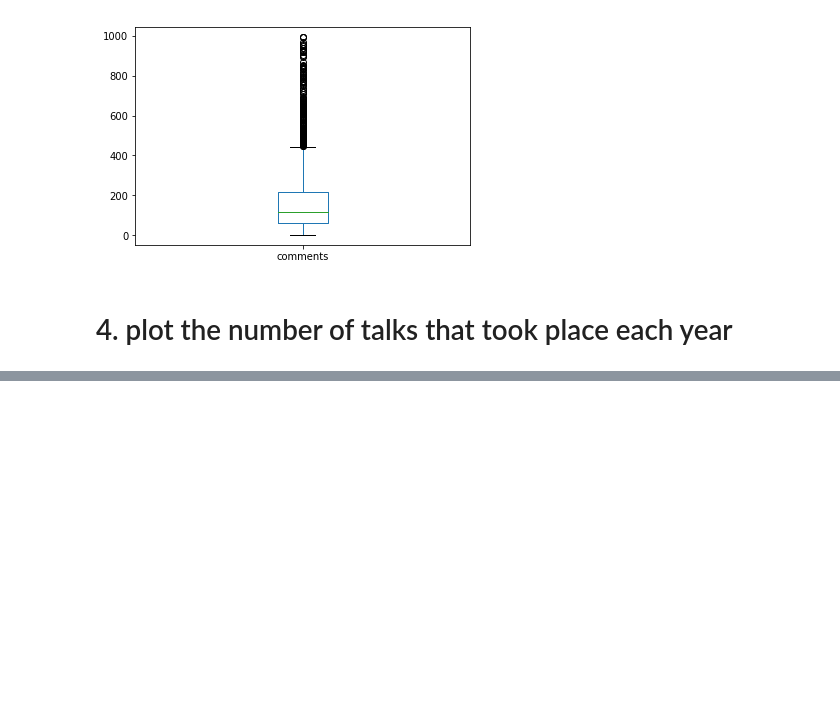
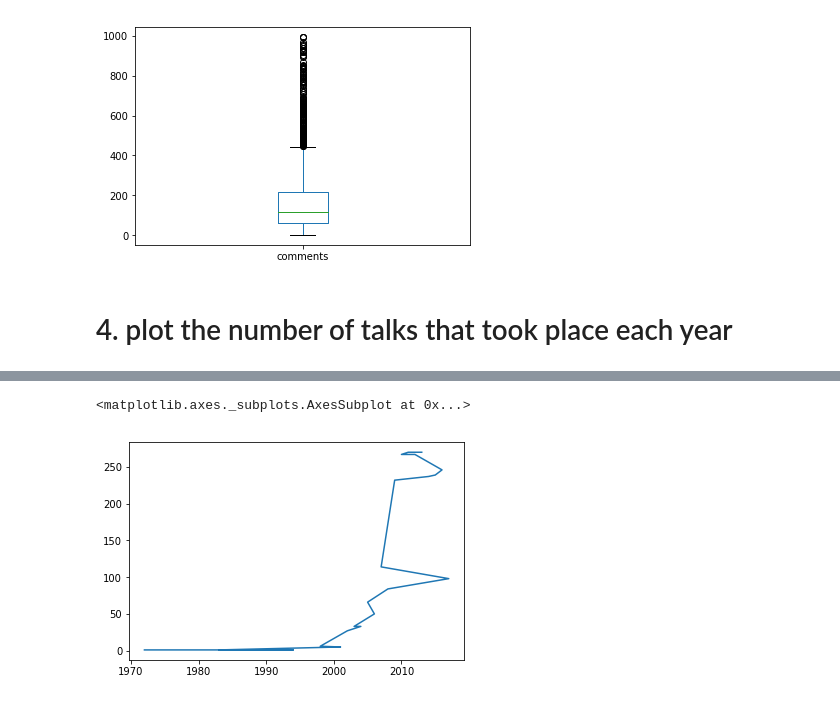
Before and after one commit to armand-hoxha25/pycon-2019-tutorial, a Jupyter notebook: armand_tutorial.ipynb, the cells around one changed output, grey strips where cells are left out. Saved outputs shown, nothing was run; the diff lists cells and outputs as text; code cells hidden in the pictures; blank space fills up the shorter version.

```diff
--- a/armand_tutorial.ipynb
+++ b/armand_tutorial.ipynb
@@ -195,0 +305,6 @@ ted.loc[ted.comments<1000,'comments'].plot(kind='box')
+# %%
+ted.film_datetime.dt.year.value_counts().plot(kind='line') # problem is that from the value_counts, data is sorted, rather than
+#by year
+# %% [output]
+<matplotlib.axes._subplots.AxesSubplot at 0x...>
+[figure, added]
```
Also changed, not shown: parts of 68 cells of this notebook.
